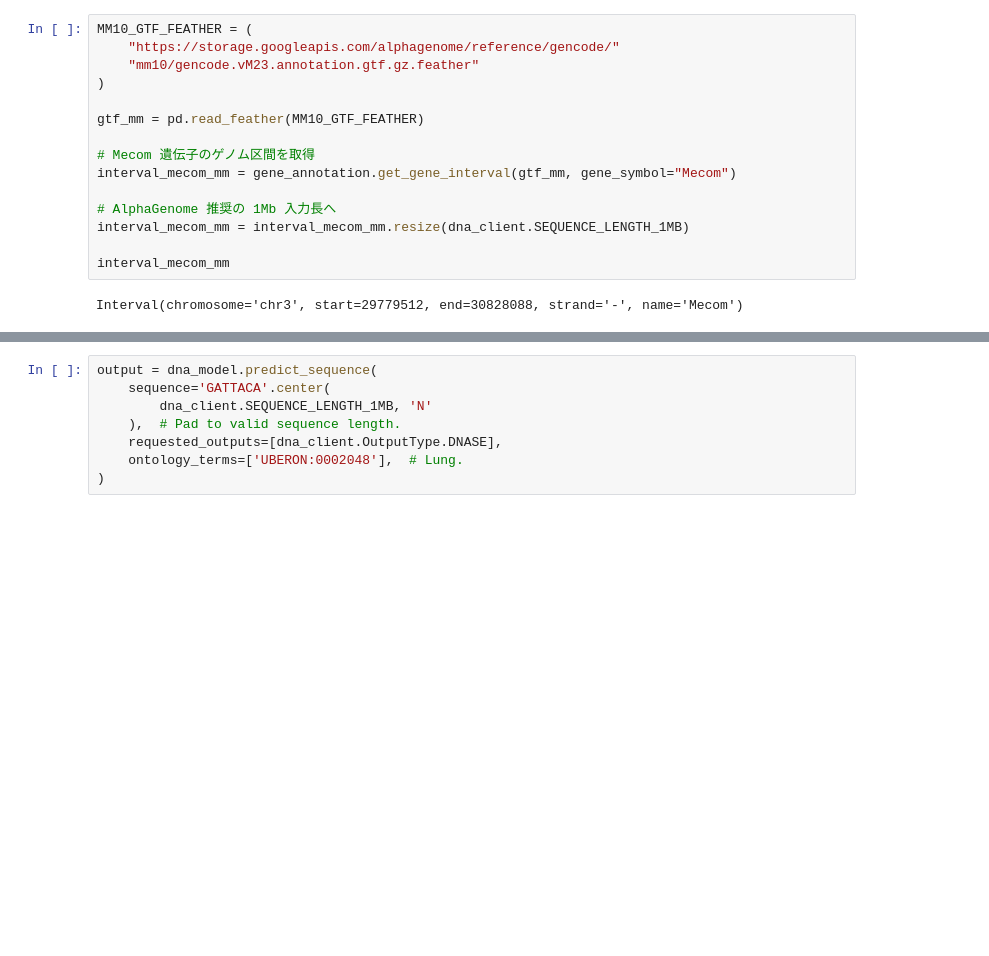
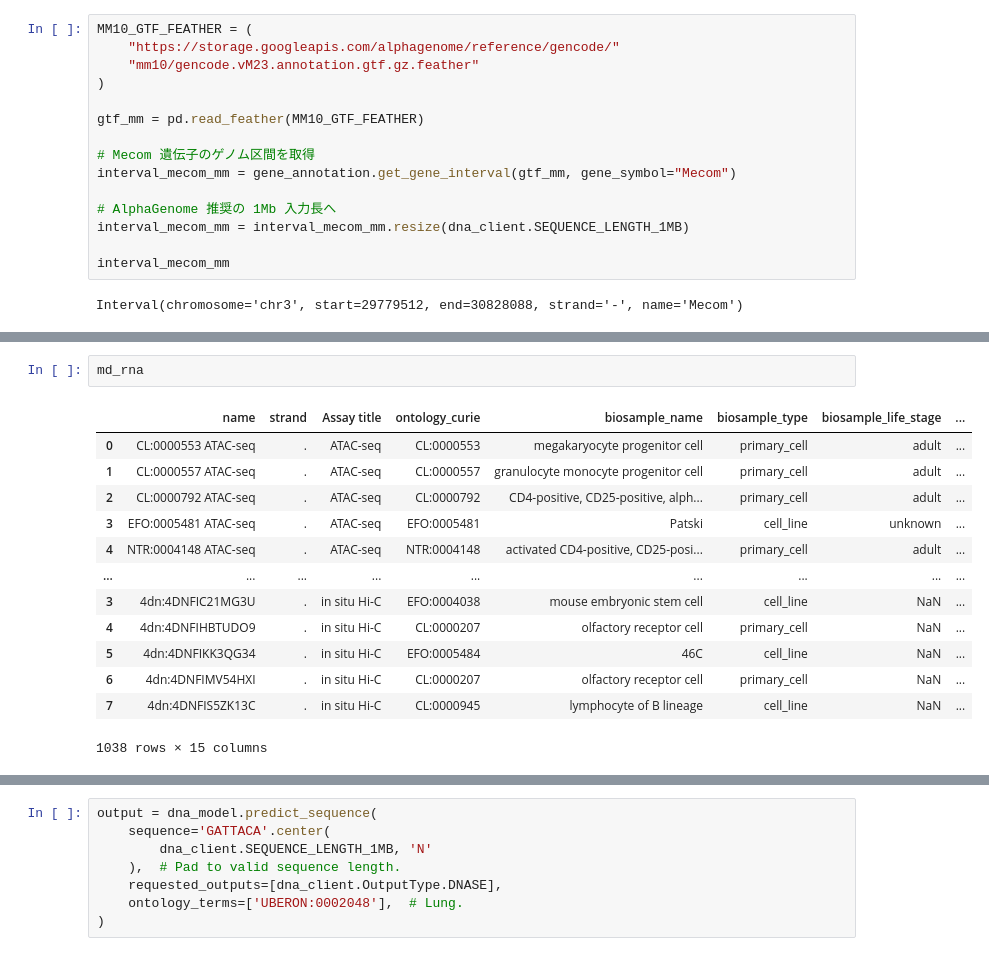
Before and after one commit to HappyThomas1/AlphaGenome, a Jupyter notebook: colabs/quick_start_ver260209.ipynb, the cells around one changed output, grey strips where cells are left out. Cells and saved outputs as stored; diff of their text form; blank space fills up the shorter version.

```diff
--- a/colabs/quick_start_ver260209.ipynb
+++ b/colabs/quick_start_ver260209.ipynb
@@ -181,0 +183,16 @@ KeyError: 'Assay title'
+# %%
+md_rna
+# %% [output]
+|  | name | strand | Assay title | ontology_curie | biosample_name | biosample_type | biosample_life_stage | ... |
+| 0 | CL:0000553 ATAC-seq | . | ATAC-seq | CL:0000553 | megakaryocyte progenitor cell | primary_cell | adult | ... |
+| 1 | CL:0000557 ATAC-seq | . | ATAC-seq | CL:0000557 | granulocyte monocyte progenitor cell | primary_cell | adult | ... |
+| 2 | CL:0000792 ATAC-seq | . | ATAC-seq | CL:0000792 | CD4-positive, CD25-positive, alph... | primary_cell | adult | ... |
+| 3 | EFO:0005481 ATAC-seq | . | ATAC-seq | EFO:0005481 | Patski | cell_line | unknown | ... |
+| 4 | NTR:0004148 ATAC-seq | . | ATAC-seq | NTR:0004148 | activated CD4-positive, CD25-posi... | primary_cell | adult | ... |
+| ... | ... | ... | ... | ... | ... | ... | ... | ... |
+| 3 | 4dn:4DNFIC21MG3U | . | in situ Hi-C | EFO:0004038 | mouse embryonic stem cell | cell_line | NaN | ... |
+| 4 | 4dn:4DNFIHBTUDO9 | . | in situ Hi-C | CL:0000207 | olfactory receptor cell | primary_cell | NaN | ... |
+| 5 | 4dn:4DNFIKK3QG34 | . | in situ Hi-C | EFO:0005484 | 46C | cell_line | NaN | ... |
+| 6 | 4dn:4DNFIMV54HXI | . | in situ Hi-C | CL:0000207 | olfactory receptor cell | primary_cell | NaN | ... |
+| 7 | 4dn:4DNFIS5ZK13C | . | in situ Hi-C | CL:0000945 | lymphocyte of B lineage | cell_line | NaN | ... |
+1038 rows × 15 columns
```
Also changed, not shown: parts of 11 cells of this notebook.
